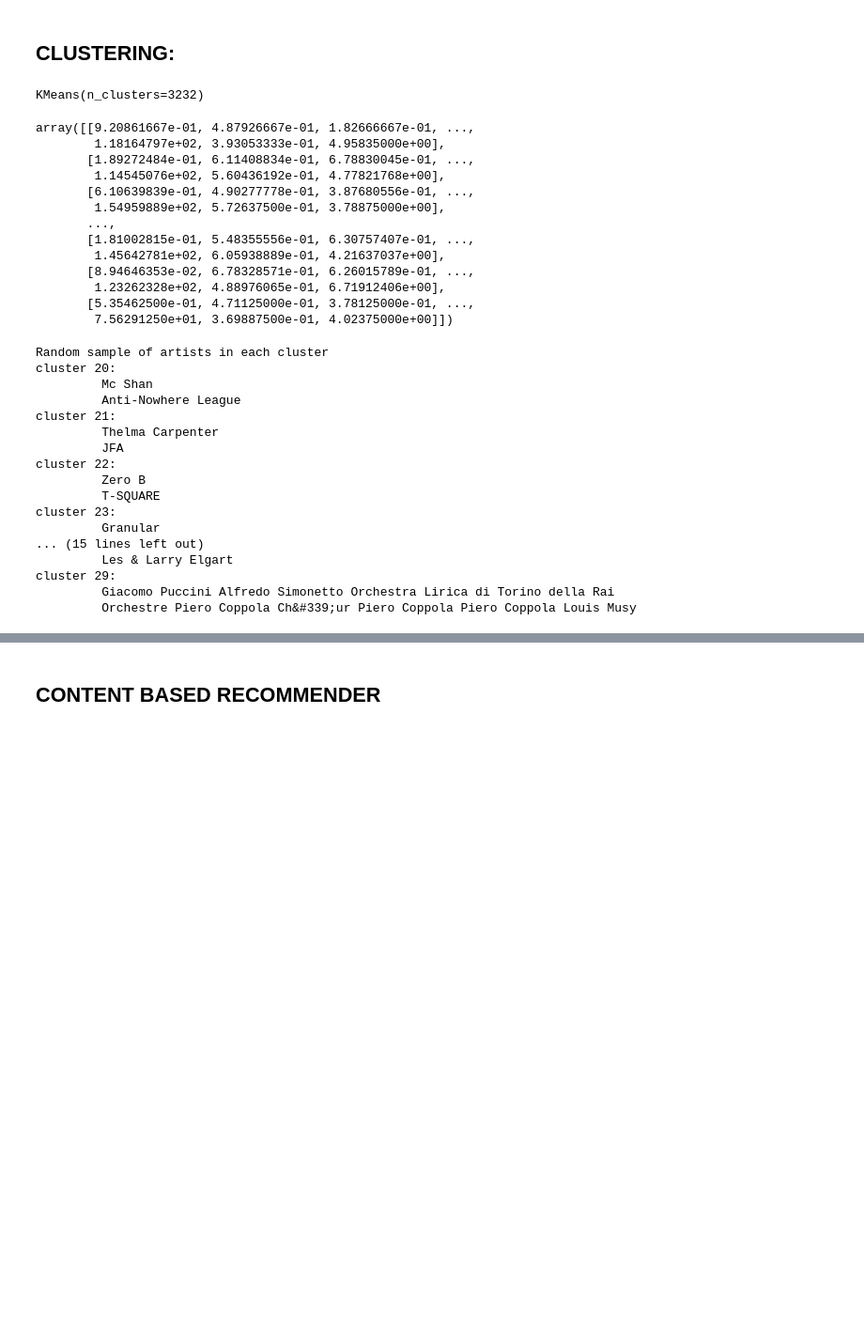
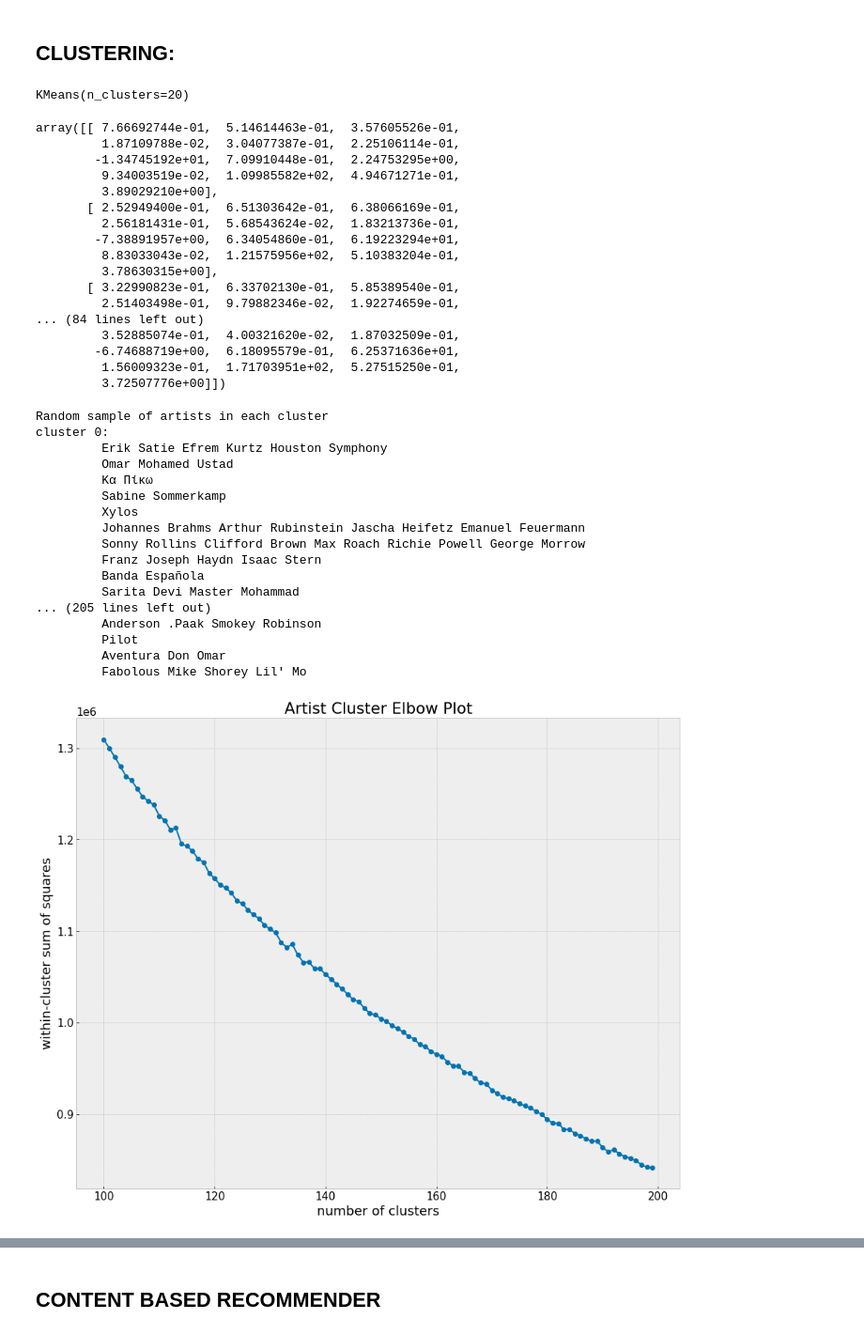
Before and after one commit to Daron-Marino/music-recommender-capstone, a Jupyter notebook: src/spotify-capstone-eda.ipynb, the cells around one changed output, grey strips where cells are left out. Shown at 94% size. Saved outputs shown, nothing was run; the diff lists cells and outputs as text; code cells hidden in the pictures; blank space fills up the shorter version.

```diff
--- a/src/spotify-capstone-eda.ipynb
+++ b/src/spotify-capstone-eda.ipynb
@@ -261,29 +261,33 @@ plt.xticks(rotation=90);
 # %% [markdown]
 ## CLUSTERING:
 # %%
-kmeans = KMeans(n_clusters=3232) # based on the genres dataset
+kmeans = KMeans(n_clusters=20) # based on the genres dataset
 
 data_no_strings = spotify_data.drop(columns=['release_date', 'id','artists'])
 # %%
 kmeans.fit(artist_agg)
 # %% [output]
-KMeans(n_clusters=3232)
+KMeans(n_clusters=20)
 # %%
 kmeans.cluster_centers_
 # %% [output]
-array([[9.20861667e-01, 4.87926667e-01, 1.82666667e-01, ...,
-        1.18164797e+02, 3.93053333e-01, 4.95835000e+00],
-       [1.89272484e-01, 6.11408834e-01, 6.78830045e-01, ...,
-        1.14545076e+02, 5.60436192e-01, 4.77821768e+00],
-       [6.10639839e-01, 4.90277778e-01, 3.87680556e-01, ...,
-        1.54959889e+02, 5.72637500e-01, 3.78875000e+00],
-       ...,
-       [1.81002815e-01, 5.48355556e-01, 6.30757407e-01, ...,
-        1.45642781e+02, 6.05938889e-01, 4.21637037e+00],
-       [8.94646353e-02, 6.78328571e-01, 6.26015789e-01, ...,
-        1.23262328e+02, 4.88976065e-01, 6.71912406e+00],
-       [5.35462500e-01, 4.71125000e-01, 3.78125000e-01, ...,
-        7.56291250e+01, 3.69887500e-01, 4.02375000e+00]])
+array([[ 7.66692744e-01,  5.14614463e-01,  3.57605526e-01,
+         1.87109788e-02,  3.04077387e-01,  2.25106114e-01,
+        -1.34745192e+01,  7.09910448e-01,  2.24753295e+00,
+         9.34003519e-02,  1.09985582e+02,  4.94671271e-01,
+         3.89029210e+00],
+       [ 2.52949400e-01,  6.51303642e-01,  6.38066169e-01,
+         2.56181431e-01,  5.68543624e-02,  1.83213736e-01,
+        -7.38891957e+00,  6.34054860e-01,  6.19223294e+01,
+         8.83033043e-02,  1.21575956e+02,  5.10383204e-01,
+         3.78630315e+00],
+       [ 3.22990823e-01,  6.33702130e-01,  5.85389540e-01,
+         2.51403498e-01,  9.79882346e-02,  1.92274659e-01,
+... (84 lines left out)
+         3.52885074e-01,  4.00321620e-02,  1.87032509e-01,
+        -6.74688719e+00,  6.18095579e-01,  6.25371636e+01,
+         1.56009323e-01,  1.71703951e+02,  5.27515250e-01,
+         3.72507776e+00]])
 # %%
 # features = artist_agg.index
 
@@ -298,45 +302,49 @@ print('Random sample of artists in each cluster')
 
 assigned_cluster = kmeans.transform(artist_agg).argmin(axis=1)
 
-for i in range(20, 30): # kmeans.n_clusters
+for i in range(20): # kmeans.n_clusters
     cluster = np.arange(0, artist_agg.shape[0])[assigned_cluster==i]
-    sample_artists = np.random.choice(cluster, 2, replace=False)
+    sample_artists = np.random.choice(cluster, 10, replace=False)
     print(f"cluster {i}:")
     for artist in sample_artists:
         print(f"         {artist_agg.index[artist]}")
 # %% [output]
 Random sample of artists in each cluster
-cluster 20:
-         Mc Shan
-         Anti-Nowhere League
-cluster 21:
-         Thelma Carpenter
-         JFA
-cluster 22:
-         Zero B
-         T-SQUARE
-cluster 23:
-         Granular
-... (15 lines left out)
-         Les & Larry Elgart
-cluster 29:
-         Giacomo Puccini Alfredo Simonetto Orchestra Lirica di Torino della Rai
-         Orchestre Piero Coppola Ch&#339;ur Piero Coppola Piero Coppola Louis Musy
+cluster 0:
+         Erik Satie Efrem Kurtz Houston Symphony
+         Omar Mohamed Ustad
+         Κα Πίκω
+         Sabine Sommerkamp
+         Xylos
+         Johannes Brahms Arthur Rubinstein Jascha Heifetz Emanuel Feuermann
+         Sonny Rollins Clifford Brown Max Roach Richie Powell George Morrow
+         Franz Joseph Haydn Isaac Stern
+         Banda Española
+         Sarita Devi Master Mohammad
+... (205 lines left out)
+         Anderson .Paak Smokey Robinson
+         Pilot
+         Aventura Don Omar
+         Fabolous Mike Shorey Lil' Mo
 # %%
 # maxk = 3232
 # wcss = np.zeros(maxk)
 
 distortions = []
-K = range(1, 3233)
+K = range(100, 200)
 
 for k in K:
     kmeans = KMeans(n_clusters=k)
     kmeans.fit(artist_agg)
     distortions.append(kmeans.inertia_)
 
 
-fig, ax = plt.subplots()
+fig, ax = plt.subplots(figsize=(15,12))
 
 ax.plot(K, distortions, 'o-')
 ax.set_xlabel('number of clusters')
 ax.set_ylabel('within-cluster sum of squares')
+ax.set_title('Artist Cluster Elbow Plot')
+ax.set_title('Artist Cluster Elbow Plot');
+# %% [output]
+[figure, added]
```
Also changed, not shown: parts of 1 cell of this notebook, 7 other files.
